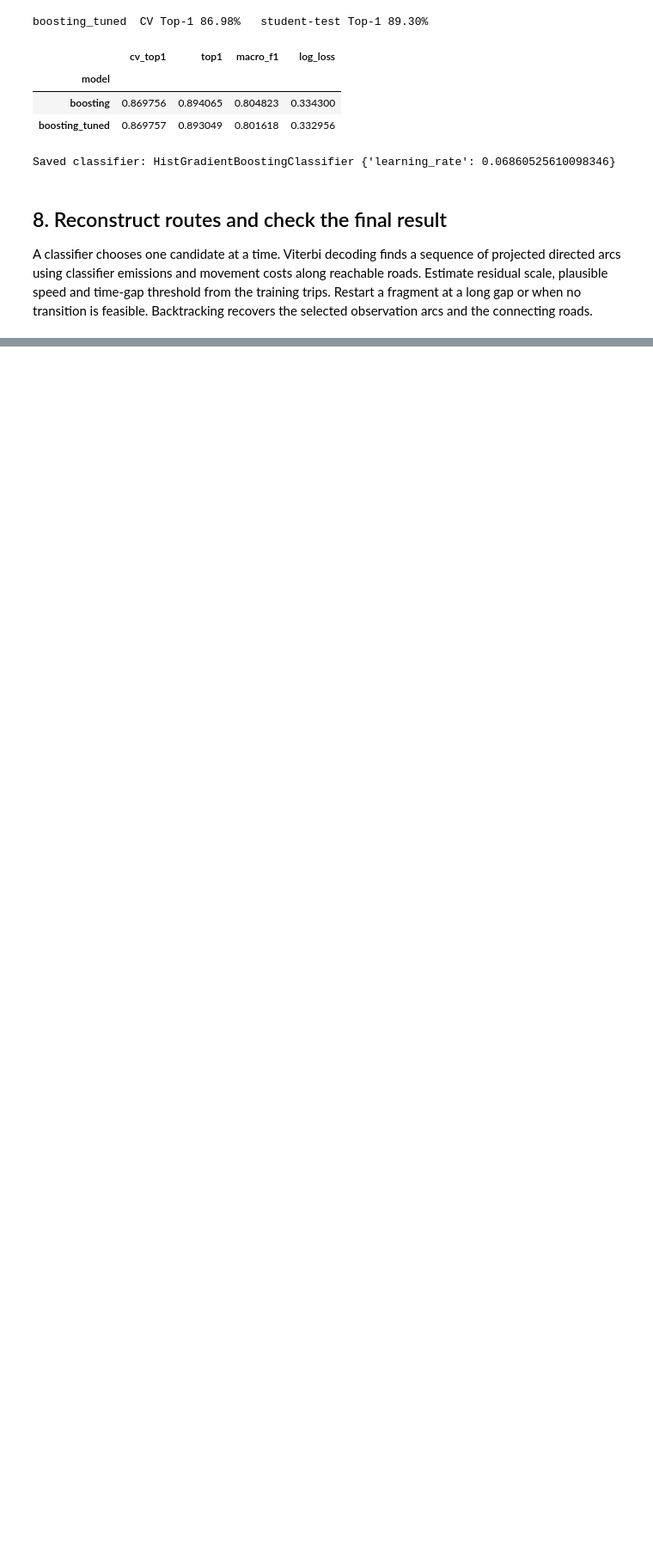
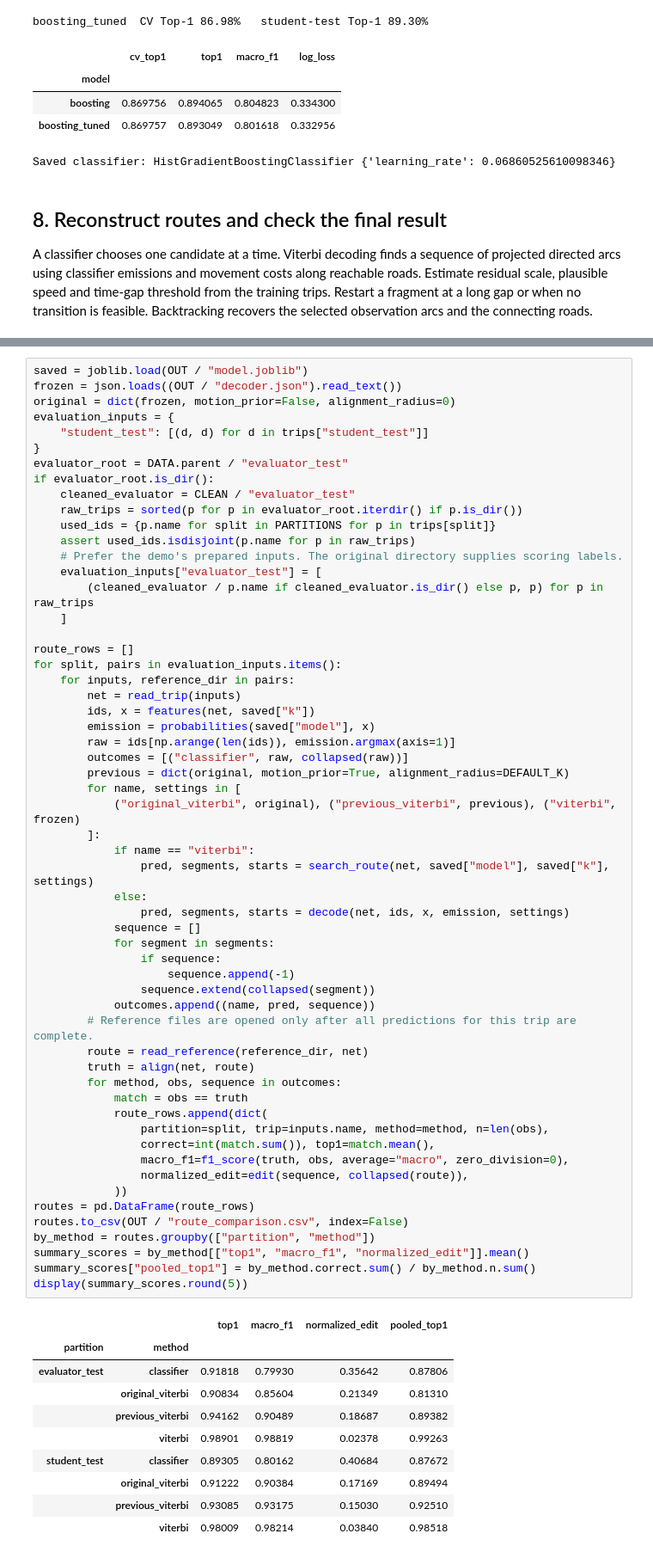
Before and after one commit to AtharvMitt/ML-Hackathon, a Jupyter notebook: PathSnap_Training.ipynb, the cells around one changed output, grey strips where cells are left out. Shown at 86% size. Saved outputs shown, nothing was run; the diff lists cells and outputs as text; blank space fills up the shorter version.

Commit message:
Publish GPS-smoothed Viterbi model and reproducible training record

```diff
--- a/PathSnap_Training.ipynb
+++ b/PathSnap_Training.ipynb
@@ -1002,3 +1177,71 @@ Decoded pooled Top-1: 89.49% across 19,160 observations
+# %%
+saved = joblib.load(OUT / "model.joblib")
+frozen = json.loads((OUT / "decoder.json").read_text())
+original = dict(frozen, motion_prior=False, alignment_radius=0)
+evaluation_inputs = {
+    "student_test": [(d, d) for d in trips["student_test"]]
+}
+evaluator_root = DATA.parent / "evaluator_test"
+if evaluator_root.is_dir():
+    cleaned_evaluator = CLEAN / "evaluator_test"
+    raw_trips = sorted(p for p in evaluator_root.iterdir() if p.is_dir())
+    used_ids = {p.name for split in PARTITIONS for p in trips[split]}
+    assert used_ids.isdisjoint(p.name for p in raw_trips)
+    # Prefer the demo's prepared inputs. The original directory supplies scoring labels.
+    evaluation_inputs["evaluator_test"] = [
+        (cleaned_evaluator / p.name if cleaned_evaluator.is_dir() else p, p) for p in raw_trips
+    ]
+
+route_rows = []
+for split, pairs in evaluation_inputs.items():
+    for inputs, reference_dir in pairs:
+        net = read_trip(inputs)
+        ids, x = features(net, saved["k"])
+        emission = probabilities(saved["model"], x)
+        raw = ids[np.arange(len(ids)), emission.argmax(axis=1)]
+        outcomes = [("classifier", raw, collapsed(raw))]
+        previous = dict(original, motion_prior=True, alignment_radius=DEFAULT_K)
+        for name, settings in [
+            ("original_viterbi", original), ("previous_viterbi", previous), ("viterbi", frozen)
+        ]:
+            if name == "viterbi":
+                pred, segments, starts = search_route(net, saved["model"], saved["k"], settings)
+            else:
+                pred, segments, starts = decode(net, ids, x, emission, settings)
+            sequence = []
+            for segment in segments:
+                if sequence:
+                    sequence.append(-1)
+                sequence.extend(collapsed(segment))
+            outcomes.append((name, pred, sequence))
+        # Reference files are opened only after all predictions for this trip are complete.
+        route = read_reference(reference_dir, net)
+        truth = align(net, route)
+        for method, obs, sequence in outcomes:
+            match = obs == truth
+            route_rows.append(dict(
+                partition=split, trip=inputs.name, method=method, n=len(obs),
+                correct=int(match.sum()), top1=match.mean(),
+                macro_f1=f1_score(truth, obs, average="macro", zero_division=0),
+                normalized_edit=edit(sequence, collapsed(route)),
+            ))
+routes = pd.DataFrame(route_rows)
+routes.to_csv(OUT / "route_comparison.csv", index=False)
+by_method = routes.groupby(["partition", "method"])
+summary_scores = by_method[["top1", "macro_f1", "normalized_edit"]].mean()
+summary_scores["pooled_top1"] = by_method.correct.sum() / by_method.n.sum()
+display(summary_scores.round(5))
+# %% [output]
+|  |  | top1 | macro_f1 | normalized_edit | pooled_top1 |
+| partition | method |  |  |  |  |
+| evaluator_test | classifier | 0.91818 | 0.79930 | 0.35642 | 0.87806 |
+|  | original_viterbi | 0.90834 | 0.85604 | 0.21349 | 0.81310 |
+|  | previous_viterbi | 0.94162 | 0.90489 | 0.18687 | 0.89382 |
+|  | viterbi | 0.98901 | 0.98819 | 0.02378 | 0.99263 |
+| student_test | classifier | 0.89305 | 0.80162 | 0.40684 | 0.87672 |
+|  | original_viterbi | 0.91222 | 0.90384 | 0.17169 | 0.89494 |
+|  | previous_viterbi | 0.93085 | 0.93175 | 0.15030 | 0.92510 |
+|  | viterbi | 0.98009 | 0.98214 | 0.03840 | 0.98518 |
 # %% [markdown]
 ### Reading the evidence
 
```
Also changed, not shown: parts of 9 cells of this notebook, 12 other files.
